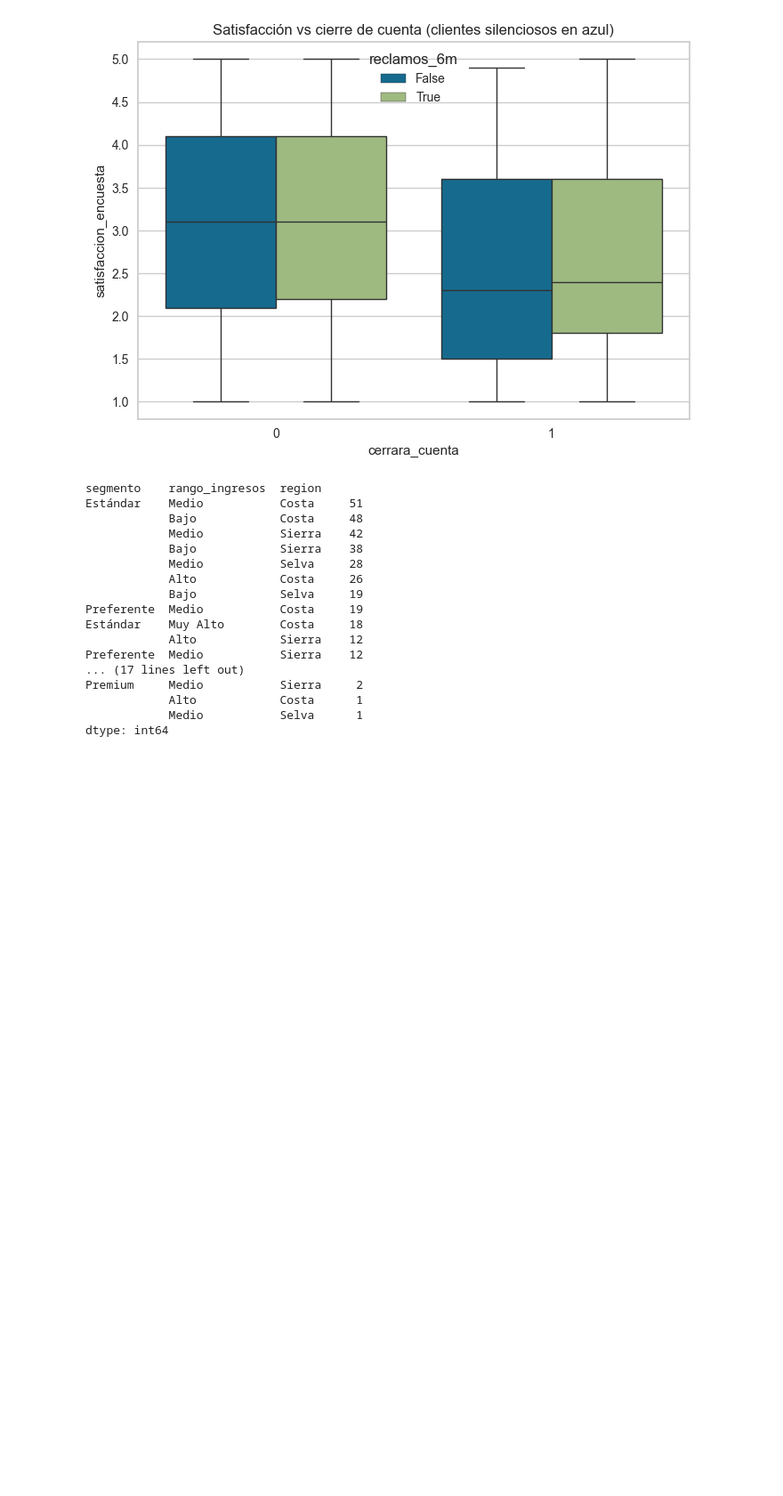
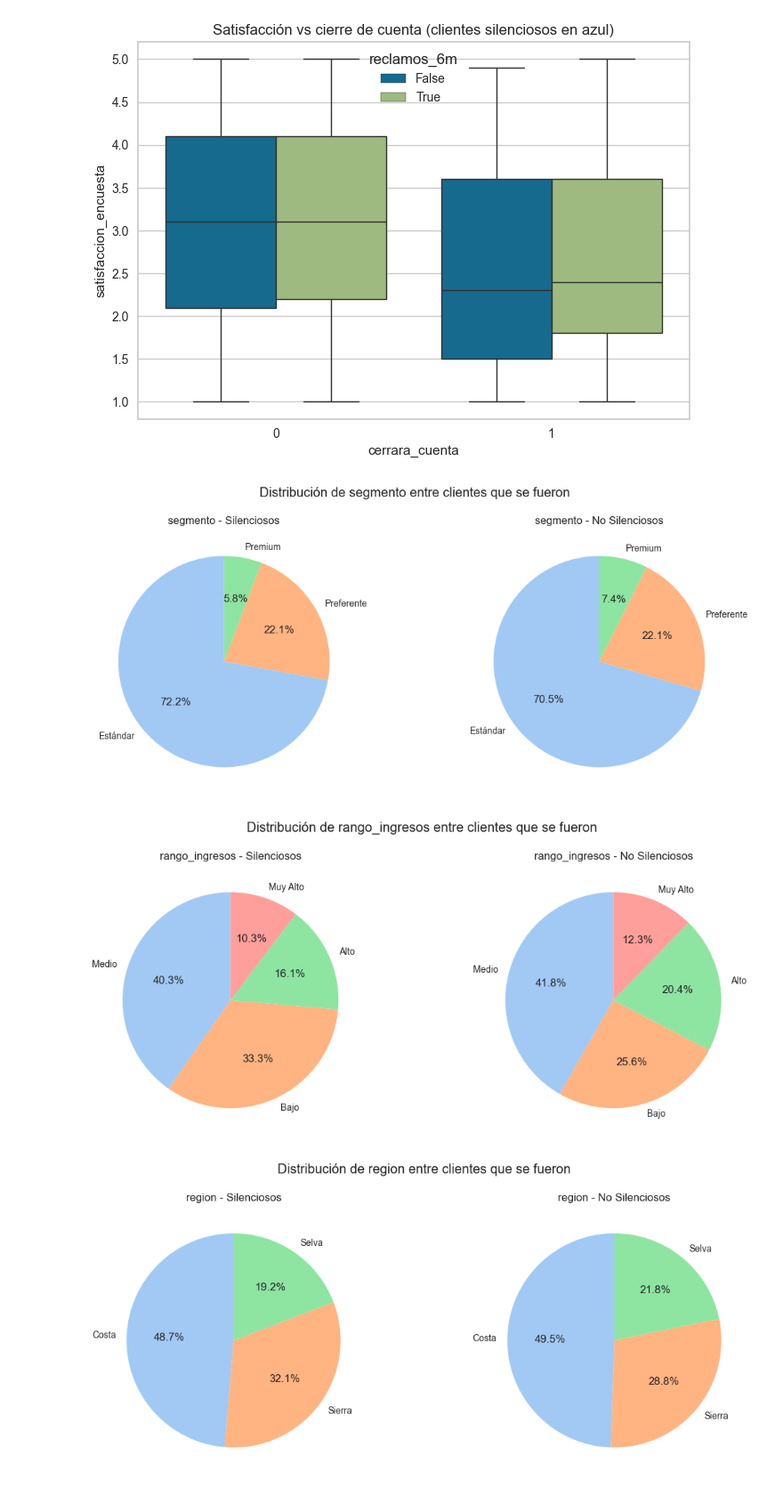
Before and after one commit to Gusadorey/Clase_5_MLE_G6, a Jupyter notebook: Prueba_1_MLE.ipynb, the cells around one changed output. Shown: that part at 89% size. Drawn from its saved outputs; the diff is of its cells as text; code cells hidden in the pictures; blank space fills up the shorter version.

```diff
--- a/Prueba_1_MLE.ipynb
+++ b/Prueba_1_MLE.ipynb
@@ -247,25 +252,34 @@ plt.title("Satisfacción vs cierre de cuenta (clientes silenciosos en azul)")
 plt.show()
 # %% [output]
 [figure]
-# %%
-# Agrupar por categorías para buscar patrones comunes
-clientes_silenciosos.groupby(['segmento', 'rango_ingresos', 'region'])\
-                    .size().sort_values(ascending=False)
-# %% [output]
-segmento    rango_ingresos  region
-Estándar    Medio           Costa     51
-            Bajo            Costa     48
-            Medio           Sierra    42
-            Bajo            Sierra    38
-            Medio           Selva     28
-            Alto            Costa     26
-            Bajo            Selva     19
-Preferente  Medio           Costa     19
-Estándar    Muy Alto        Costa     18
-            Alto            Sierra    12
-Preferente  Medio           Sierra    12
-... (17 lines left out)
-Premium     Medio           Sierra     2
-            Alto            Costa      1
-            Medio           Selva      1
-dtype: int64
+# %%
+# Definimos los grupos
+silenciosos = df[(df['cerrara_cuenta'] == 1) & (df['reclamos_6m'] == 0)]
+no_silenciosos = df[(df['cerrara_cuenta'] == 1) & (df['reclamos_6m'] > 0)]
+
+# Variables categóricas a analizar
+categoricas = ['segmento', 'rango_ingresos', 'region']
+
+# Graficamos
+for var in categoricas:
+    conteo_silenciosos = silenciosos[var].value_counts()
+    conteo_no_silenciosos = no_silenciosos[var].value_counts()
+
+    fig, axes = plt.subplots(1, 2, figsize=(12, 5))
+    colors = sns.color_palette('pastel')
+
+    axes[0].pie(conteo_silenciosos, labels=conteo_silenciosos.index,
+                autopct='%1.1f%%', startangle=90, colors=colors)
+    axes[0].set_title(f'{var} - Silenciosos')
+
+    axes[1].pie(conteo_no_silenciosos, labels=conteo_no_silenciosos.index,
+                autopct='%1.1f%%', startangle=90, colors=colors)
+    axes[1].set_title(f'{var} - No Silenciosos')
+
+    plt.suptitle(f'Distribución de {var} entre clientes que se fueron')
+    plt.tight_layout()
+    plt.show()
+# %% [output]
+[figure, added]
+[figure, added]
+[figure, added]
```
Also changed, not shown: parts of 8 cells of this notebook, 3 other files.
